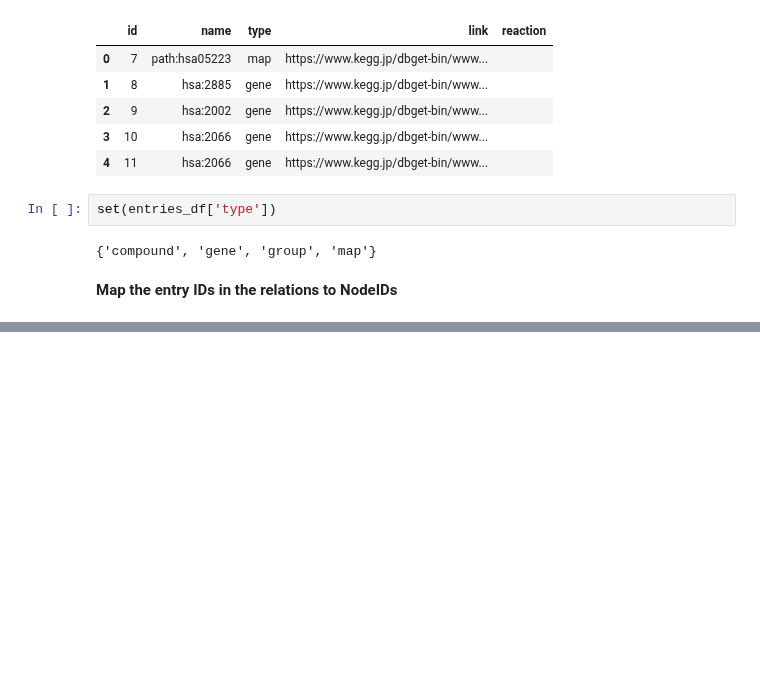
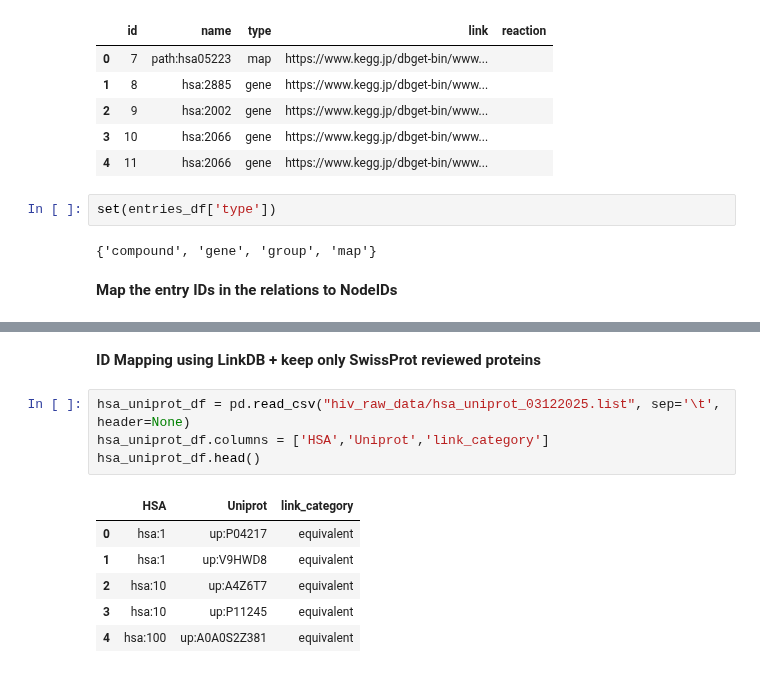
Before and after one commit to Reed-CompBio/spras-benchmarking, a Jupyter notebook: hiv-benchmarking/parse_kegg_egfr.ipynb, the cells around one changed output, grey strips where cells are left out. Saved outputs shown, nothing was run; the diff lists cells and outputs as text; blank space fills up the shorter version.

```diff
--- a/hiv-benchmarking/parse_kegg_egfr.ipynb
+++ b/hiv-benchmarking/parse_kegg_egfr.ipynb
@@ -122,0 +174,13 @@ relations_df.head()
+# %% [markdown]
+**ID Mapping using LinkDB + keep only SwissProt reviewed proteins**
+# %%
+hsa_uniprot_df = pd.read_csv("hiv_raw_data/hsa_uniprot_03122025.list", sep='\t', header=None)
+hsa_uniprot_df.columns = ['HSA','Uniprot','link_category']
+hsa_uniprot_df.head()
+# %% [output]
+|  | HSA | Uniprot | link_category |
+| 0 | hsa:1 | up:P04217 | equivalent |
+| 1 | hsa:1 | up:V9HWD8 | equivalent |
+| 2 | hsa:10 | up:A4Z6T7 | equivalent |
+| 3 | hsa:10 | up:P11245 | equivalent |
+| 4 | hsa:100 | up:A0A0S2Z381 | equivalent |
```
Also changed, not shown: parts of 18 cells of this notebook, 2 other files.
